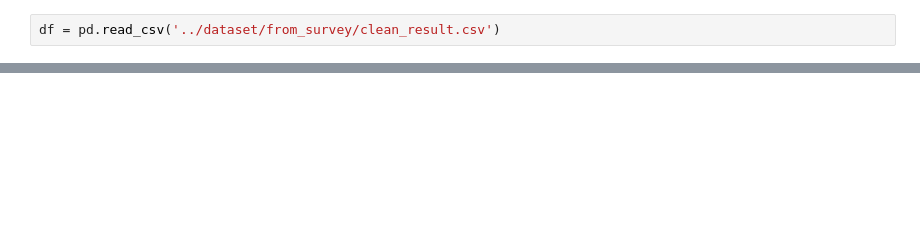
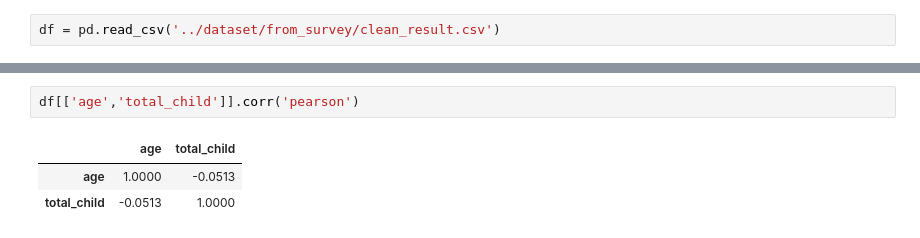
Before and after one commit to sshinanjaya/fyp-23, a Jupyter notebook: FYP/code/EDA.ipynb, the cells around one changed output, grey strips where cells are left out. Drawn from its saved outputs; the diff is of its cells as text; blank space fills up the shorter version.

```diff
--- a/FYP/code/EDA.ipynb
+++ b/FYP/code/EDA.ipynb
@@ -33,0 +131,6 @@ df.fillna('')
+# %%
+df[['age','total_child']].corr('pearson')
+# %% [output]
+|  | age | total_child |
+| age | 1.0000 | -0.0513 |
+| total_child | -0.0513 | 1.0000 |
```
Also changed, not shown: parts of 14 cells of this notebook.
